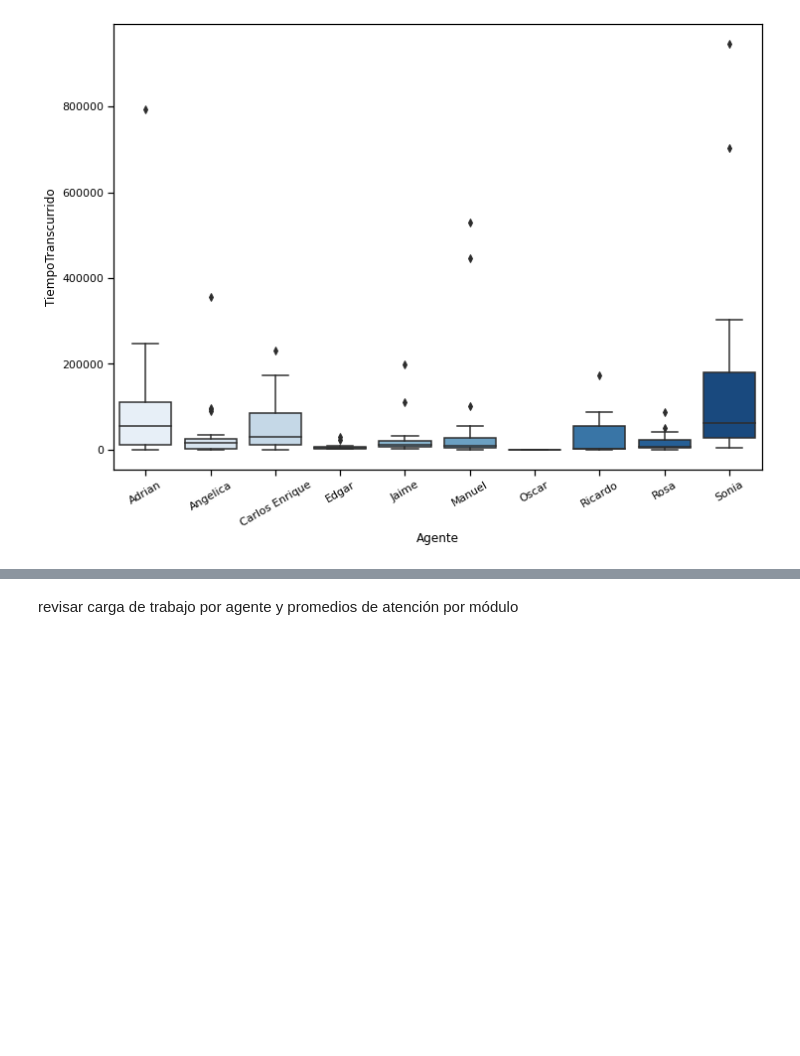
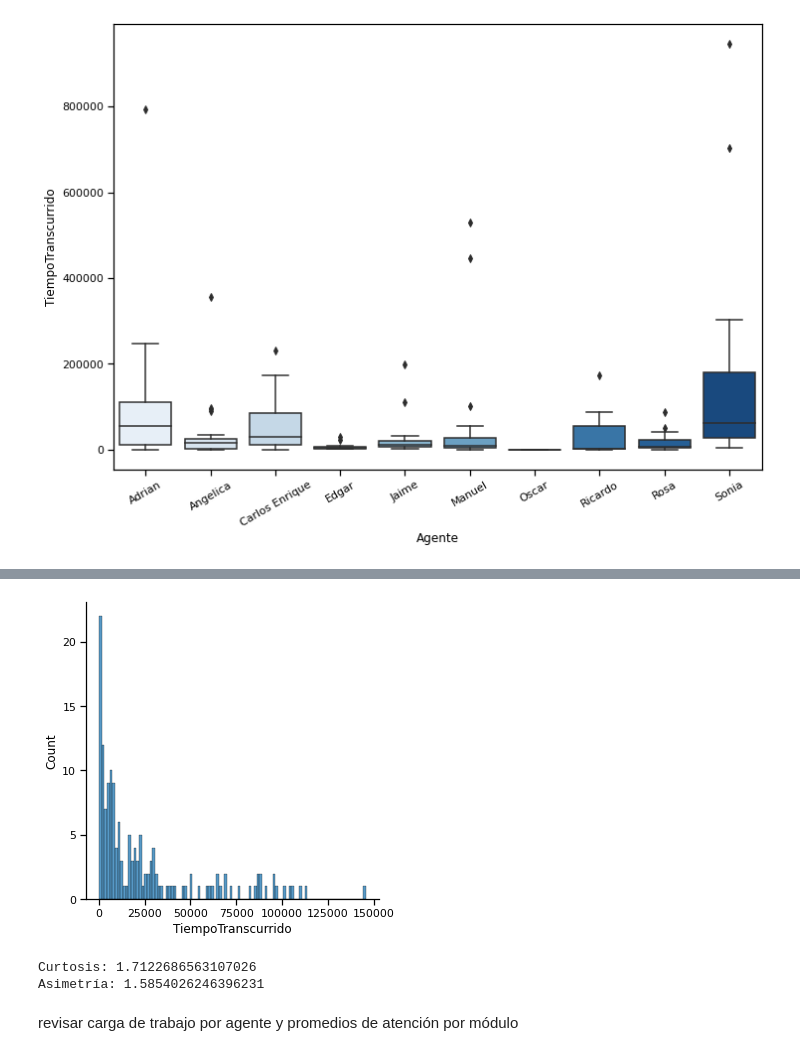
Before and after one commit to earandir/Data-Analyst, a Jupyter notebook: Modulo04/CheckPoint/Proyecto_CheckPoint.ipynb, the cells around one changed output, grey strips where cells are left out. Saved outputs shown, nothing was run; the diff lists cells and outputs as text; code cells hidden in the pictures; blank space fills up the shorter version.

```diff
--- a/Modulo04/CheckPoint/Proyecto_CheckPoint.ipynb
+++ b/Modulo04/CheckPoint/Proyecto_CheckPoint.ipynb
@@ -367,3 +384,15 @@ soporte.describe()
+# %%
+sns.displot(soporte_filtrado['TiempoTranscurrido'], kde=False, bins=100);
+# %% [output]
+[figure, added]
+# %%
+cur = kurtosis(soporte_filtrado['TiempoTranscurrido'])
+sk = skew(soporte_filtrado['TiempoTranscurrido'])
+print(f'Curtosis: {cur}')
+print(f'Asimetría: {sk}')
+# %% [output]
+Curtosis: 1.7122686563107026
+Asimetría: 1.5854026246396231
 # %%
 #sns.heatmap(soporte)
 # %% [markdown]
```
Also changed, not shown: parts of 6 cells of this notebook.
